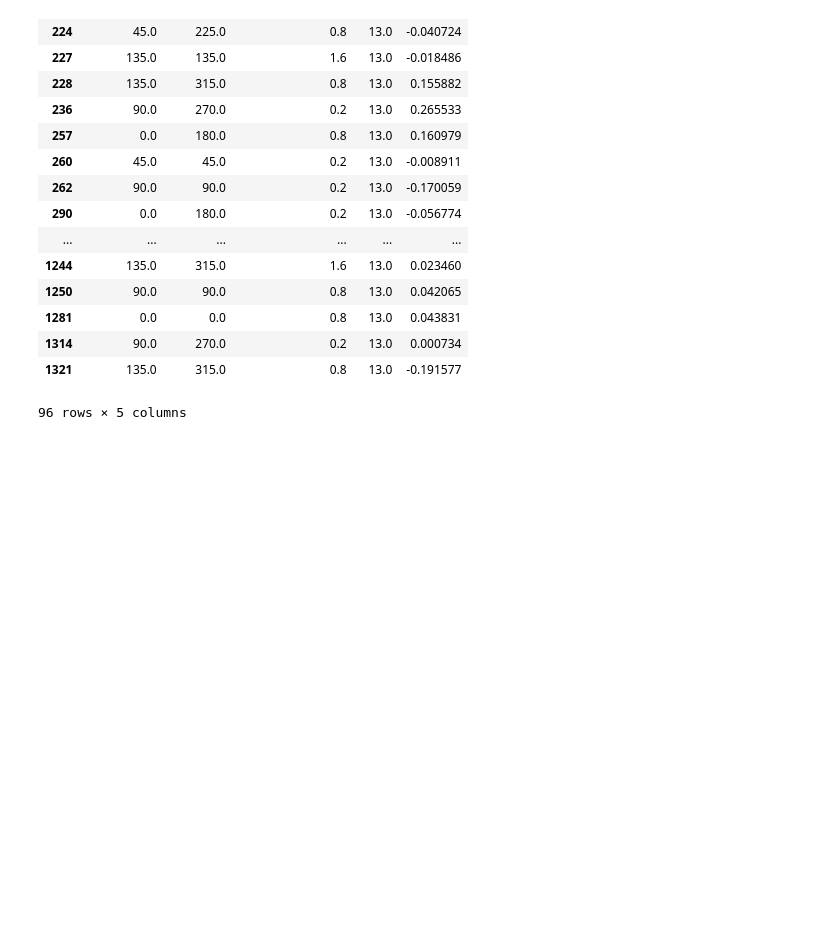
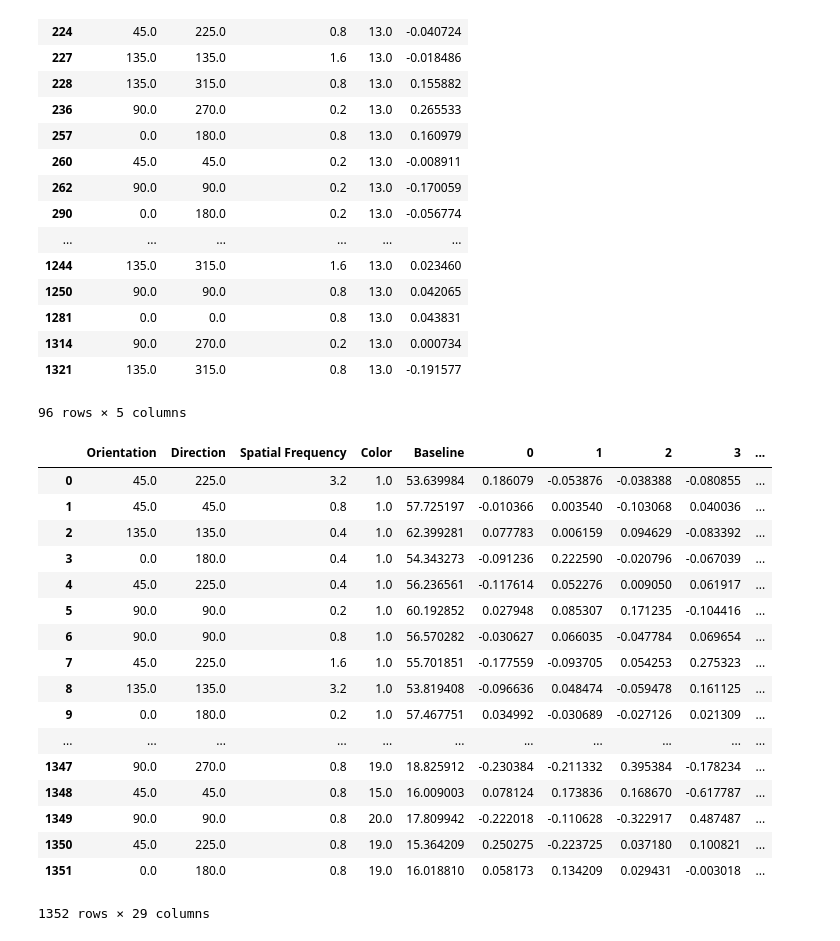
Before and after one commit to Peichao/color_vision_2p, a Jupyter notebook: orisf_hue.ipynb, the cells around one changed output. Cells and saved outputs as stored; diff of their text form; code cells hidden in the pictures; blank space fills up the shorter version.

```diff
--- a/orisf_hue.ipynb
+++ b/orisf_hue.ipynb
@@ -9,7 +9,7 @@ file_path = 'D:\\2P_data\\F\\%s\\u%s_%s\\1_2\\F_%s_u%s_%s_plane1_proc.mat' % (an
 analyzer_paths = []
 for trial_ in trials:
     analyzer_paths.append('F:\\NHP\\AE2\\AnalyzerFiles\\%s\\%s_u%s_%s.analyzer' % (animal, animal, unit, trial_))
-plot = 'y'
+plot = 'n'
 plot_gaussian_fit = 'n'
 # %%
 import pandas as pd
@@ -392,3 +505,24 @@ cell_F_stim_color[cell_F_stim_color.Color == 13]
 | 1314 | 90.0 | 270.0 | 0.2 | 13.0 | 0.000734 |
 | 1321 | 135.0 | 315.0 | 0.8 | 13.0 | -0.191577 |
 96 rows × 5 columns
+# %%
+cell_F
+# %% [output]
+|  | Orientation | Direction | Spatial Frequency | Color | Baseline | 0 | 1 | 2 | 3 | ... |
+| 0 | 45.0 | 225.0 | 3.2 | 1.0 | 53.639984 | 0.186079 | -0.053876 | -0.038388 | -0.080855 | ... |
+| 1 | 45.0 | 45.0 | 0.8 | 1.0 | 57.725197 | -0.010366 | 0.003540 | -0.103068 | 0.040036 | ... |
+| 2 | 135.0 | 135.0 | 0.4 | 1.0 | 62.399281 | 0.077783 | 0.006159 | 0.094629 | -0.083392 | ... |
+| 3 | 0.0 | 180.0 | 0.4 | 1.0 | 54.343273 | -0.091236 | 0.222590 | -0.020796 | -0.067039 | ... |
+| 4 | 45.0 | 225.0 | 0.4 | 1.0 | 56.236561 | -0.117614 | 0.052276 | 0.009050 | 0.061917 | ... |
+| 5 | 90.0 | 90.0 | 0.2 | 1.0 | 60.192852 | 0.027948 | 0.085307 | 0.171235 | -0.104416 | ... |
+| 6 | 90.0 | 90.0 | 0.8 | 1.0 | 56.570282 | -0.030627 | 0.066035 | -0.047784 | 0.069654 | ... |
+| 7 | 45.0 | 225.0 | 1.6 | 1.0 | 55.701851 | -0.177559 | -0.093705 | 0.054253 | 0.275323 | ... |
+| 8 | 135.0 | 135.0 | 3.2 | 1.0 | 53.819408 | -0.096636 | 0.048474 | -0.059478 | 0.161125 | ... |
+| 9 | 0.0 | 180.0 | 0.2 | 1.0 | 57.467751 | 0.034992 | -0.030689 | -0.027126 | 0.021309 | ... |
+| ... | ... | ... | ... | ... | ... | ... | ... | ... | ... | ... |
+| 1347 | 90.0 | 270.0 | 0.8 | 19.0 | 18.825912 | -0.230384 | -0.211332 | 0.395384 | -0.178234 | ... |
+| 1348 | 45.0 | 45.0 | 0.8 | 15.0 | 16.009003 | 0.078124 | 0.173836 | 0.168670 | -0.617787 | ... |
+| 1349 | 90.0 | 90.0 | 0.8 | 20.0 | 17.809942 | -0.222018 | -0.110628 | -0.322917 | 0.487487 | ... |
+| 1350 | 45.0 | 225.0 | 0.8 | 19.0 | 15.364209 | 0.250275 | -0.223725 | 0.037180 | 0.100821 | ... |
+| 1351 | 0.0 | 180.0 | 0.8 | 19.0 | 16.018810 | 0.058173 | 0.134209 | 0.029431 | -0.003018 | ... |
+1352 rows × 29 columns
```
Also changed, not shown: parts of 11 cells of this notebook, 4 other files.
